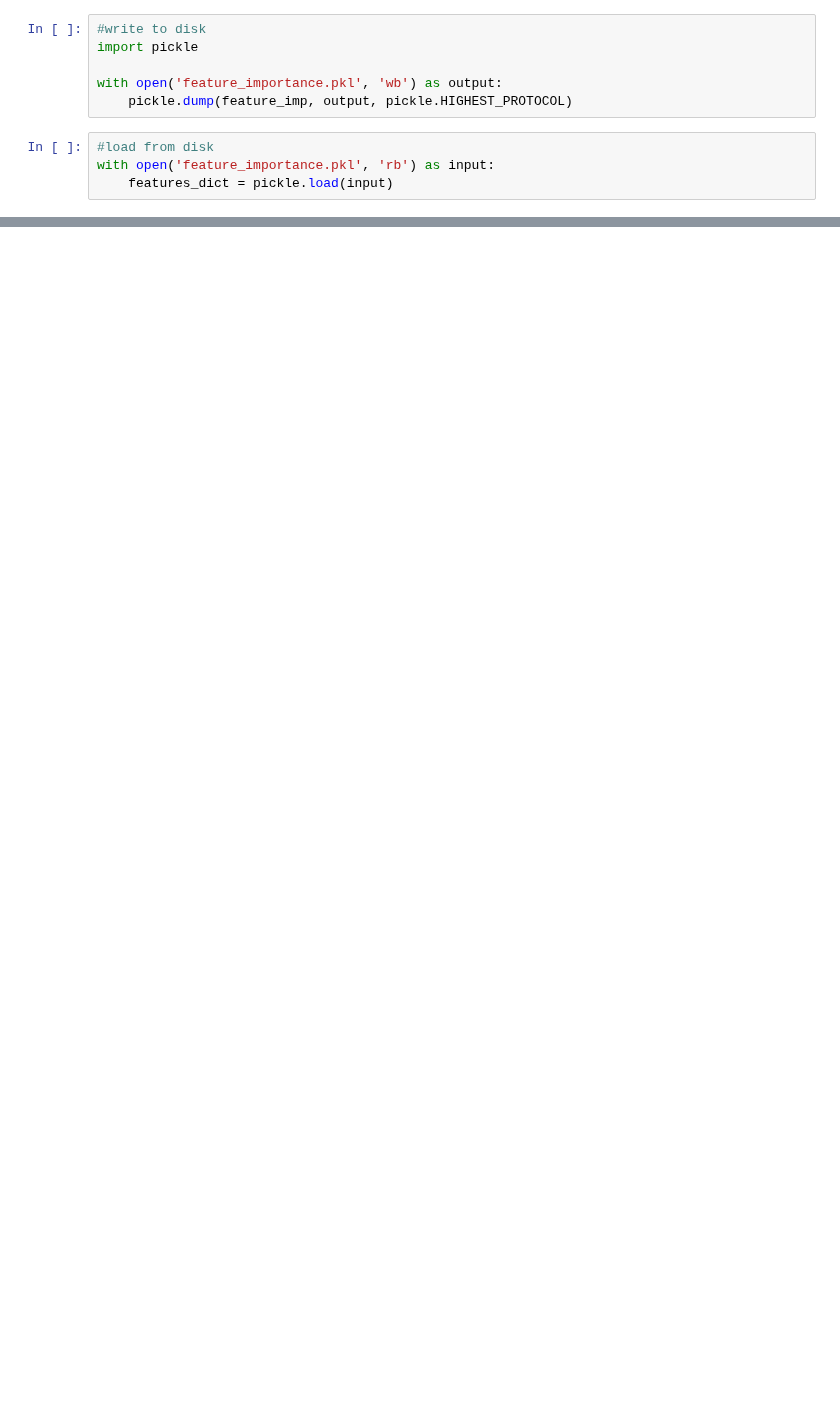
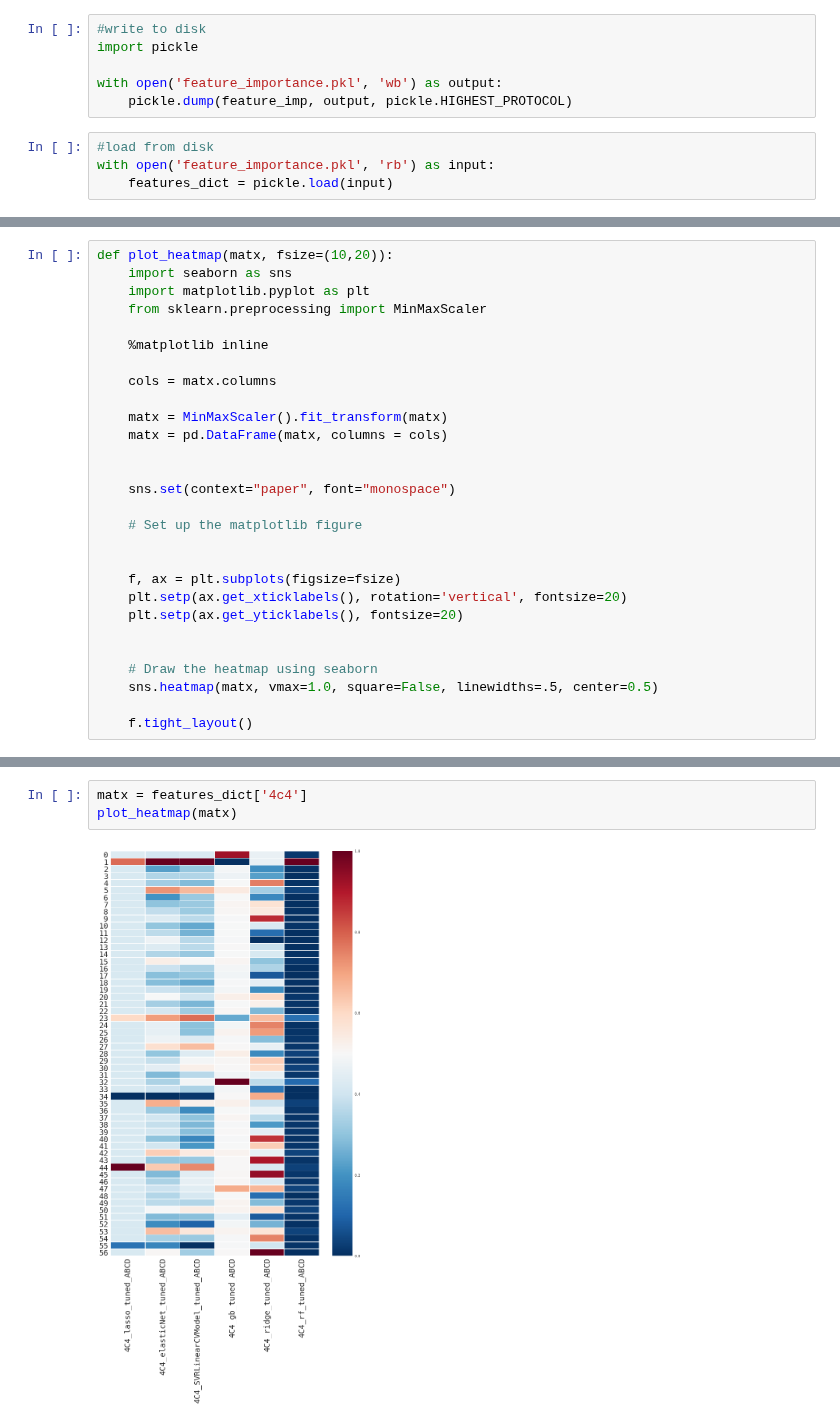
Before and after one commit to words-sdsc/IPPD, a Jupyter notebook: workbench/Feature Importance Plots.ipynb, the cells around one changed output, grey strips where cells are left out. Cells and saved outputs as stored; diff of their text form; blank space fills up the shorter version.

Commit message:
plots

```diff
--- a/workbench/Feature Importance Plots.ipynb
+++ b/workbench/Feature Importance Plots.ipynb
@@ -85,0 +207,28 @@ ____________________________________________________________
+# %%
+def plot_heatmap(matx, fsize=(10,20)):
+    import seaborn as sns
+    import matplotlib.pyplot as plt
+    from sklearn.preprocessing import MinMaxScaler
+
+    %matplotlib inline
+
+    cols = matx.columns
+
+    matx = MinMaxScaler().fit_transform(matx)
+    matx = pd.DataFrame(matx, columns = cols)
+
+
+    sns.set(context="paper", font="monospace")
+
+    # Set up the matplotlib figure
+
+
+    f, ax = plt.subplots(figsize=fsize)
+    plt.setp(ax.get_xticklabels(), rotation='vertical', fontsize=20)
+    plt.setp(ax.get_yticklabels(), fontsize=20)
+
+
+    # Draw the heatmap using seaborn
+    sns.heatmap(matx, vmax=1.0, square=False, linewidths=.5, center=0.5)
+
+    f.tight_layout()
@@ -85,0 +237,5 @@ ____________________________________________________________
+# %%
+matx = features_dict['4c4']
+plot_heatmap(matx)
+# %% [output]
+[figure, added]
```
Also changed, not shown: parts of 30 cells of this notebook, 1 other file.
